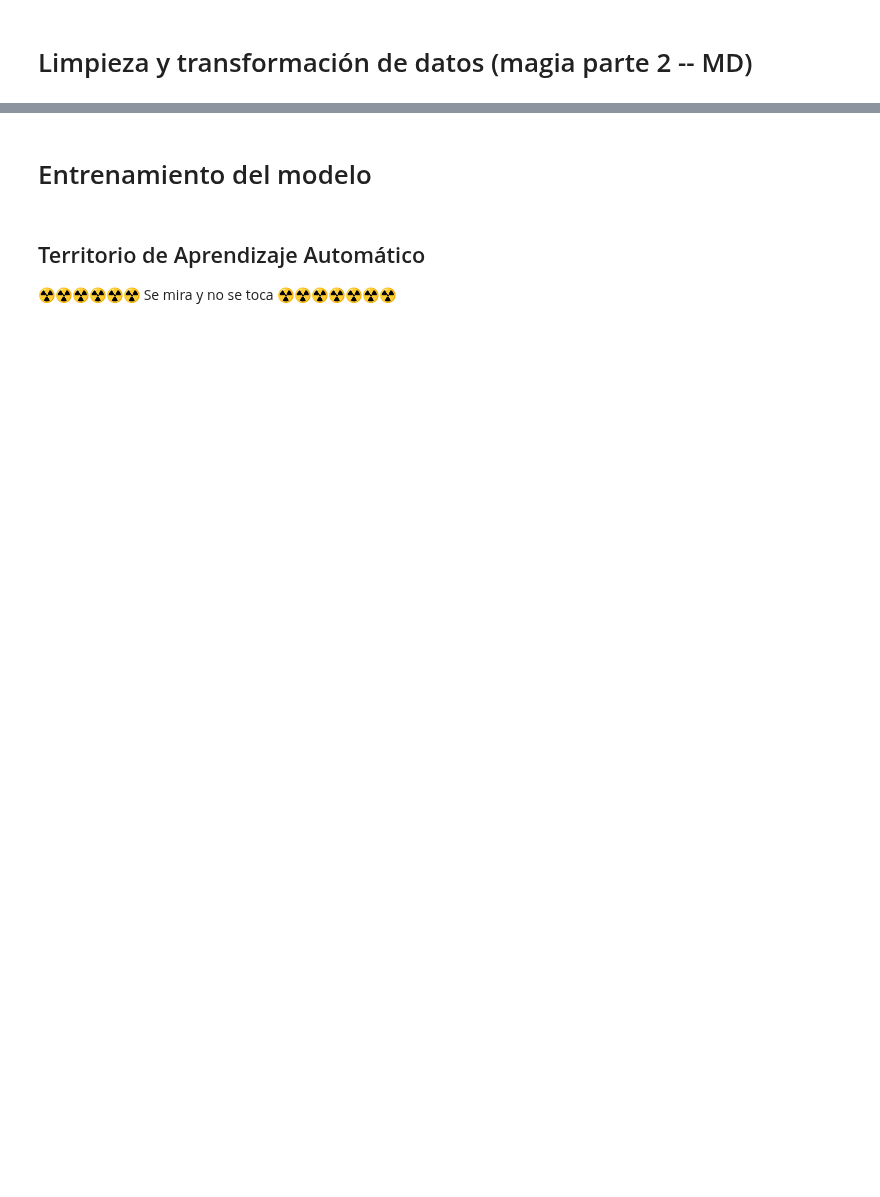
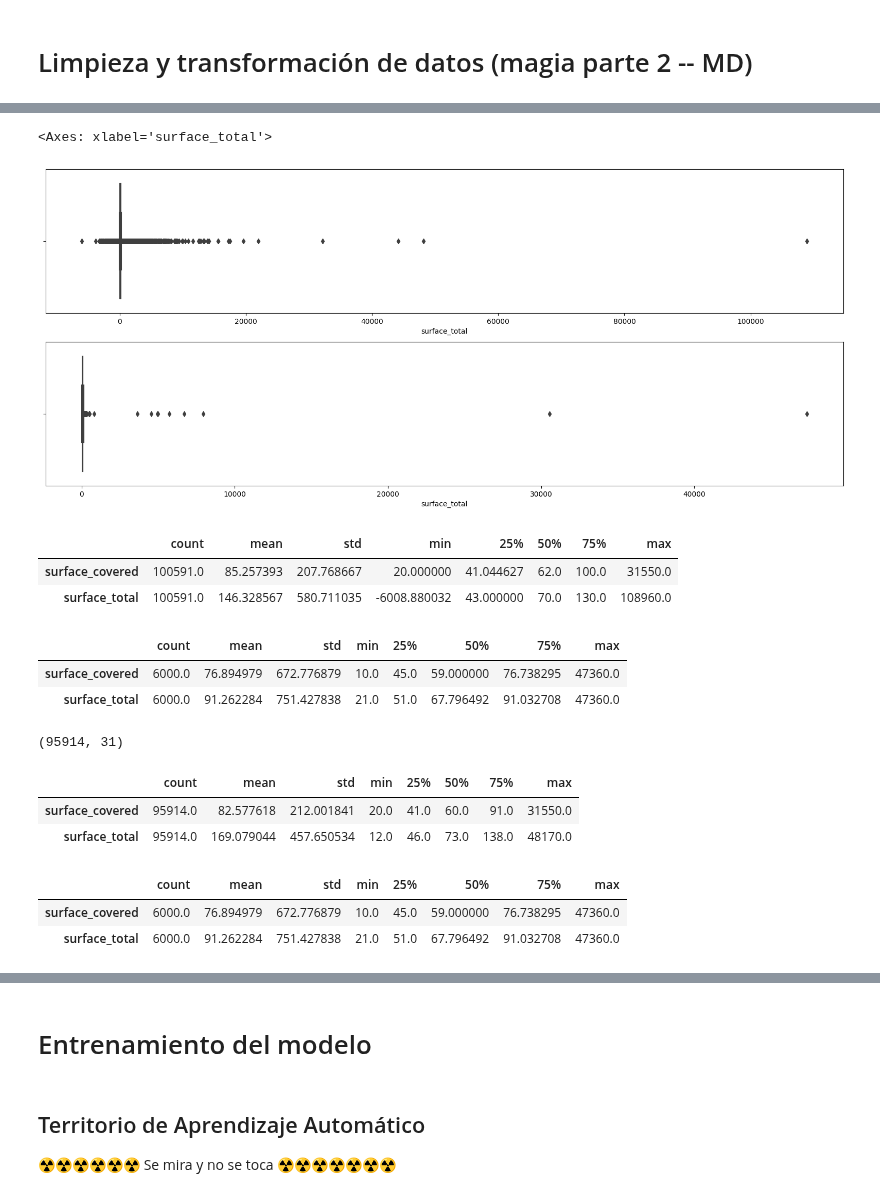
Before and after one commit to josesg998/competencia_properati, a Jupyter notebook: TP_Individual.ipynb, the cells around one changed output, grey strips where cells are left out. Saved outputs shown, nothing was run; the diff lists cells and outputs as text; code cells hidden in the pictures; blank space fills up the shorter version.

```diff
--- a/TP_Individual.ipynb
+++ b/TP_Individual.ipynb
@@ -331,0 +228,36 @@ df_test.drop(columns=borrar,inplace=True)
+# %%
+fig, ax = plt.subplots(nrows=2,figsize=(20,8))
+sns.boxplot(data=df_train,x='surface_total',ax=ax[0])
+sns.boxplot(data=df_test,x='surface_total',ax=ax[1])
+# %% [output]
+<Axes: xlabel='surface_total'>
+[figure, added]
+# %%
+df_train[['surface_covered','surface_total']].describe().T
+# %% [output]
+|  | count | mean | std | min | 25% | 50% | 75% | max |
+| surface_covered | 100591.0 | 85.257393 | 207.768667 | 20.000000 | 41.044627 | 62.0 | 100.0 | 31550.0 |
+| surface_total | 100591.0 | 146.328567 | 580.711035 | -6008.880032 | 43.000000 | 70.0 | 130.0 | 108960.0 |
+# %%
+df_test[['surface_covered','surface_total']].describe().T
+# %% [output]
+|  | count | mean | std | min | 25% | 50% | 75% | max |
+| surface_covered | 6000.0 | 76.894979 | 672.776879 | 10.0 | 45.0 | 59.000000 | 76.738295 | 47360.0 |
+| surface_total | 6000.0 | 91.262284 | 751.427838 | 21.0 | 51.0 | 67.796492 | 91.032708 | 47360.0 |
+# %%
+df_train = df_train[((df_train['surface_total']>=10)&(df_train['surface_total']<50000))|(df_train['surface_total'].isnull())]
+df_train.shape
+# %% [output]
+(95914, 31)
+# %%
+df_train[['surface_covered','surface_total']].describe().T
+# %% [output]
+|  | count | mean | std | min | 25% | 50% | 75% | max |
+| surface_covered | 95914.0 | 82.577618 | 212.001841 | 20.0 | 41.0 | 60.0 | 91.0 | 31550.0 |
+| surface_total | 95914.0 | 169.079044 | 457.650534 | 12.0 | 46.0 | 73.0 | 138.0 | 48170.0 |
+# %%
+df_test[['surface_covered','surface_total']].describe().T
+# %% [output]
+|  | count | mean | std | min | 25% | 50% | 75% | max |
+| surface_covered | 6000.0 | 76.894979 | 672.776879 | 10.0 | 45.0 | 59.000000 | 76.738295 | 47360.0 |
+| surface_total | 6000.0 | 91.262284 | 751.427838 | 21.0 | 51.0 | 67.796492 | 91.032708 | 47360.0 |
```
Also changed, not shown: parts of 89 cells of this notebook, 3 other files.
